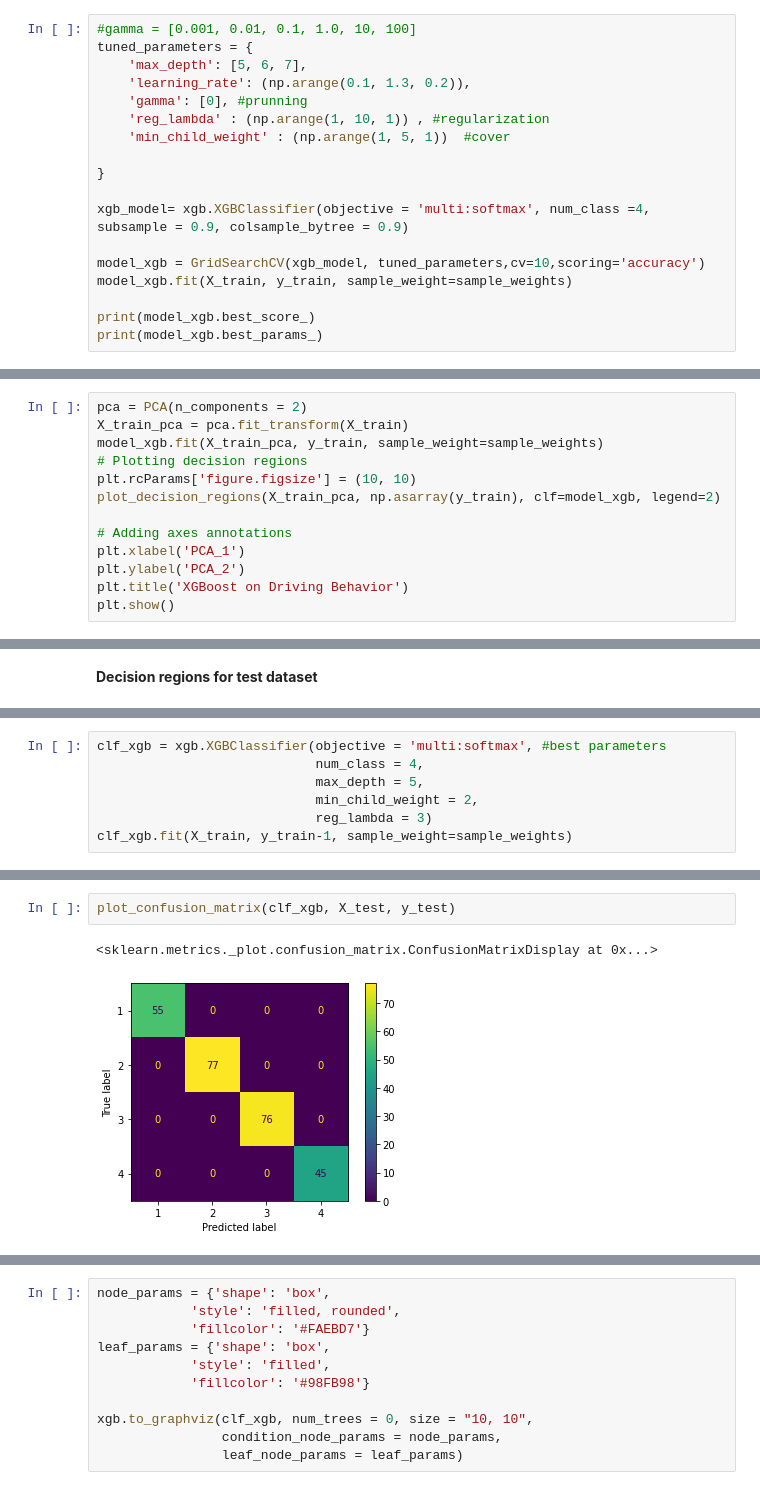
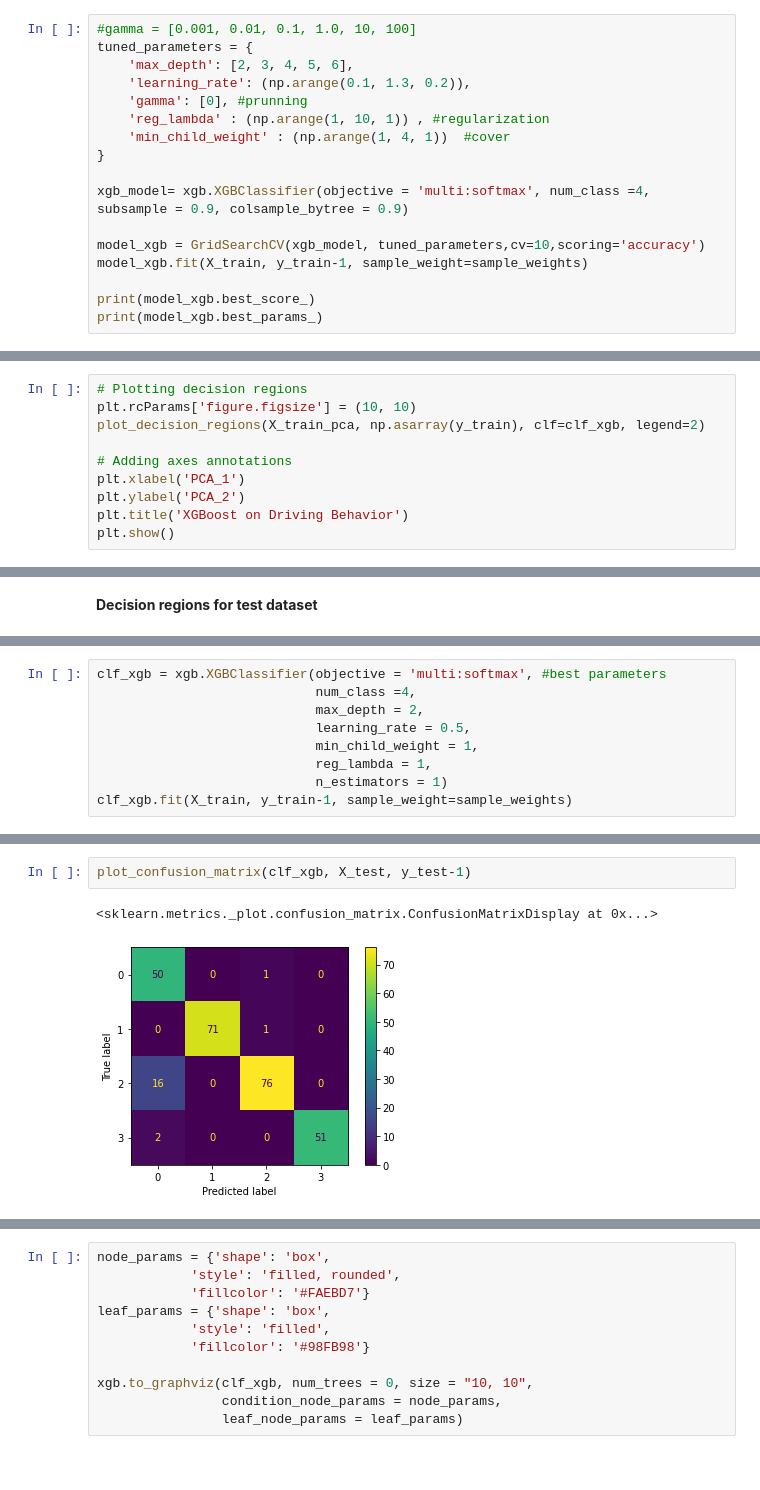
Before and after one commit to monikachudyba/MachineLearningProjects, a Jupyter notebook: Driving Behavior Dataset.ipynb, the cells around one changed output, grey strips where cells are left out. Drawn from its saved outputs; the diff is of its cells as text.

```diff
--- a/Driving Behavior Dataset.ipynb
+++ b/Driving Behavior Dataset.ipynb
@@ -838,18 +838,17 @@ Text(0, 0.5, 'Cross-Validated Accuracy')
 # %%
 #gamma = [0.001, 0.01, 0.1, 1.0, 10, 100]
 tuned_parameters = {
-    'max_depth': [5, 6, 7],
+    'max_depth': [2, 3, 4, 5, 6],
     'learning_rate': (np.arange(0.1, 1.3, 0.2)),
     'gamma': [0], #prunning
     'reg_lambda' : (np.arange(1, 10, 1)) , #regularization
-    'min_child_weight' : (np.arange(1, 5, 1))  #cover
-
+    'min_child_weight' : (np.arange(1, 4, 1))  #cover
 }
 
 xgb_model= xgb.XGBClassifier(objective = 'multi:softmax', num_class =4, subsample = 0.9, colsample_bytree = 0.9)
 
 model_xgb = GridSearchCV(xgb_model, tuned_parameters,cv=10,scoring='accuracy')
-model_xgb.fit(X_train, y_train, sample_weight=sample_weights)
+model_xgb.fit(X_train, y_train-1, sample_weight=sample_weights)
 
 print(model_xgb.best_score_)
 print(model_xgb.best_params_)
@@ -862,10 +882,7 @@ print(model_xgb.best_params_)
 # %%
-pca = PCA(n_components = 2)
-X_train_pca = pca.fit_transform(X_train)
-model_xgb.fit(X_train_pca, y_train, sample_weight=sample_weights)
 # Plotting decision regions
 plt.rcParams['figure.figsize'] = (10, 10)
-plot_decision_regions(X_train_pca, np.asarray(y_train), clf=model_xgb, legend=2)
+plot_decision_regions(X_train_pca, np.asarray(y_train), clf=clf_xgb, legend=2)
 
 # Adding axes annotations
 plt.xlabel('PCA_1')
@@ -900,9 +919,11 @@ plt.show()
 # %%
 clf_xgb = xgb.XGBClassifier(objective = 'multi:softmax', #best parameters
-                            num_class = 4,
-                            max_depth = 5,
-                            min_child_weight = 2,
-                            reg_lambda = 3)
+                            num_class =4,
+                            max_depth = 2,
+                            learning_rate = 0.5,
+                            min_child_weight = 1,
+                            reg_lambda = 1,
+                            n_estimators = 1)
 clf_xgb.fit(X_train, y_train-1, sample_weight=sample_weights)
 # %% [output]
 XGBClassifier(base_score=0.5, booster='gbtree', callbacks=None,
@@ -918,5 +939,5 @@ XGBClassifier(base_score=0.5, booster='gbtree', callbacks=None,
 # %%
-plot_confusion_matrix(clf_xgb, X_test, y_test)
+plot_confusion_matrix(clf_xgb, X_test, y_test-1)
 # %% [output]
 <sklearn.metrics._plot.confusion_matrix.ConfusionMatrixDisplay at 0x...>
-[figure, old version]
+[figure, new version]
```
Also changed, not shown: parts of 51 cells of this notebook.
